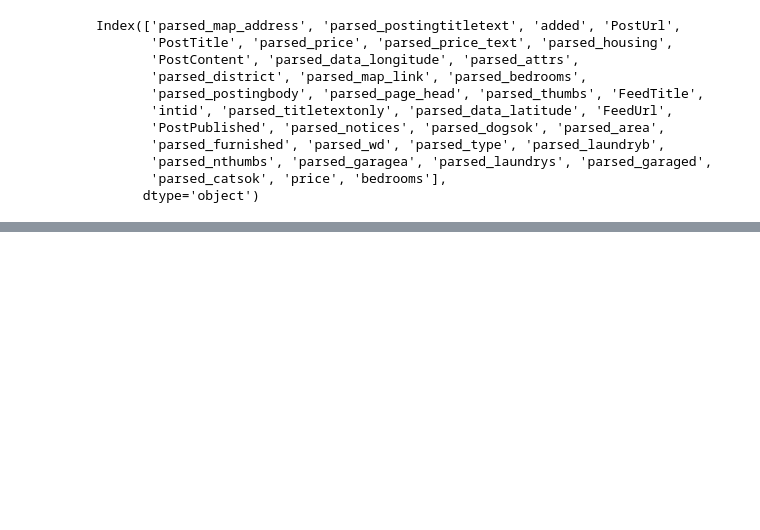
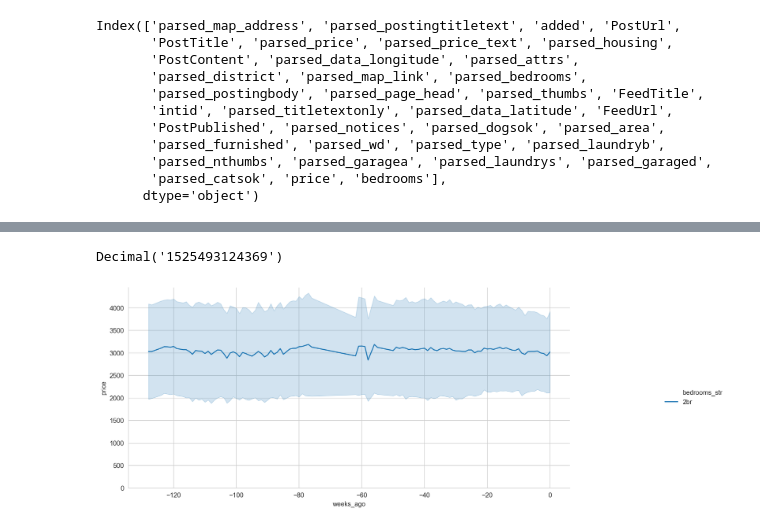
Before and after one commit to vistrcm/apthunt, a Jupyter notebook: analysis/prices.ipynb, the cells around one changed output, grey strips where cells are left out. Cells and saved outputs as stored; diff of their text form; code cells hidden in the pictures; blank space fills up the shorter version.

```diff
--- a/analysis/prices.ipynb
+++ b/analysis/prices.ipynb
@@ -304 +304,13 @@ freq         24242
 Name: parsed_district, dtype: object
+# %%
+pdf["added"].min()
+# %% [output]
+Decimal('1525493124369')
+# %%
+g = sns.relplot(x="weeks_ago", y="price", kind="line", hue="bedrooms_str", ci="sd",
+                data=pdf[(pdf["bedrooms_str"]=="2br") & (pdf["price"] < 8000) ])
+g.fig.set_figwidth(15)
+g.fig.set_figheight(5)
+g.set(ylim=(0, None));
+# %% [output]
+[figure, added]
```
Also changed, not shown: parts of 24 cells of this notebook, 1 other file.
